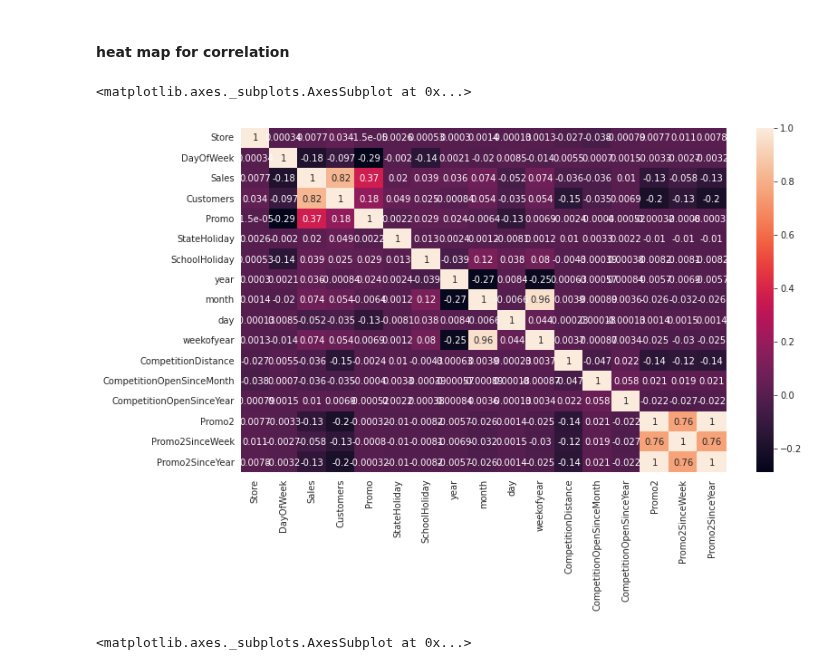
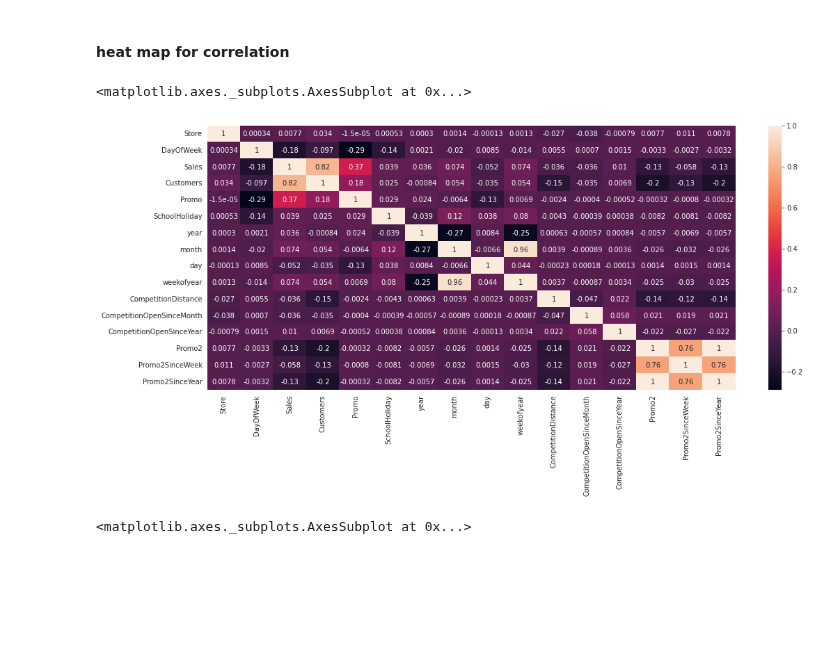
Before and after one commit to amalmon/RETAIL-SALES-PREDICTION, a Jupyter notebook: AMAL_Rossmann_Sales_Prediction_Capstone_Project.ipynb, the cells around one changed output. Drawn from its saved outputs; the diff is of its cells as text; code cells hidden in the pictures; blank space fills up the shorter version.

```diff
--- a/AMAL_Rossmann_Sales_Prediction_Capstone_Project.ipynb
+++ b/AMAL_Rossmann_Sales_Prediction_Capstone_Project.ipynb
@@ -227,10 +233,10 @@ final_df=final_df[final_df.Sales!=0]
 #### **heat map for correlation**
 # %%
 #for correlation matrix
-plt.figure(figsize=(12,7))
-sns.heatmap(df.corr(),annot=True)
+plt.figure(figsize=(17,7))
+sns.heatmap(final_df.corr(),annot=True)
 # %% [output]
 <matplotlib.axes._subplots.AxesSubplot at 0x...>
-[figure, old version]
+[figure, new version]
 # %%
 fig, ax = plt.subplots(figsize=(20, 8));
```
Also changed, not shown: parts of 44 cells of this notebook.
